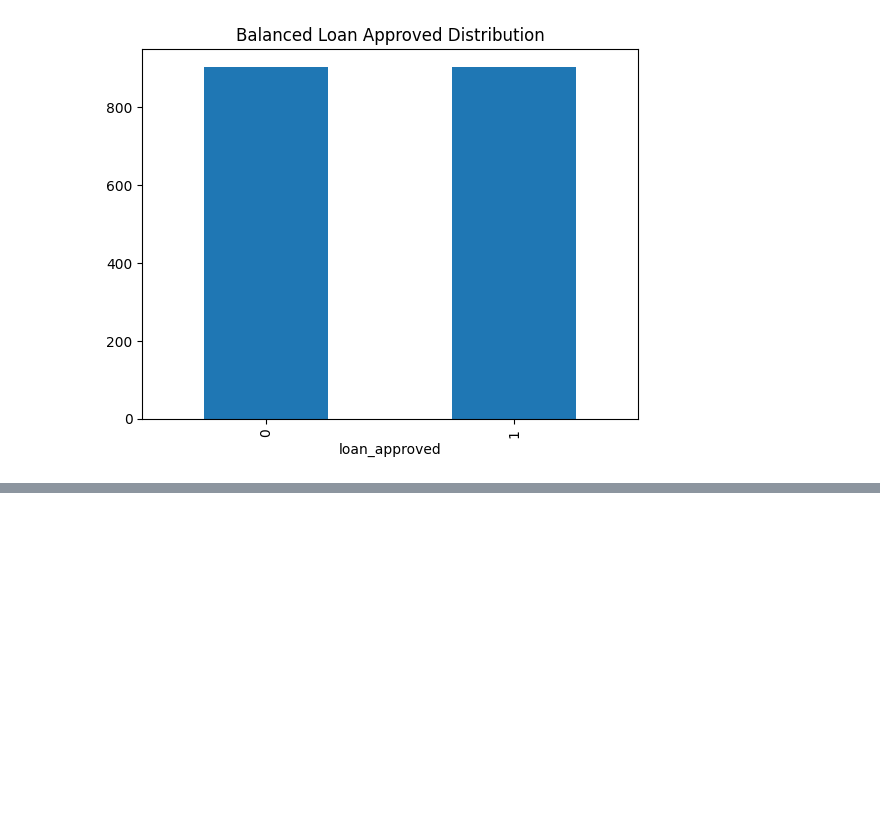
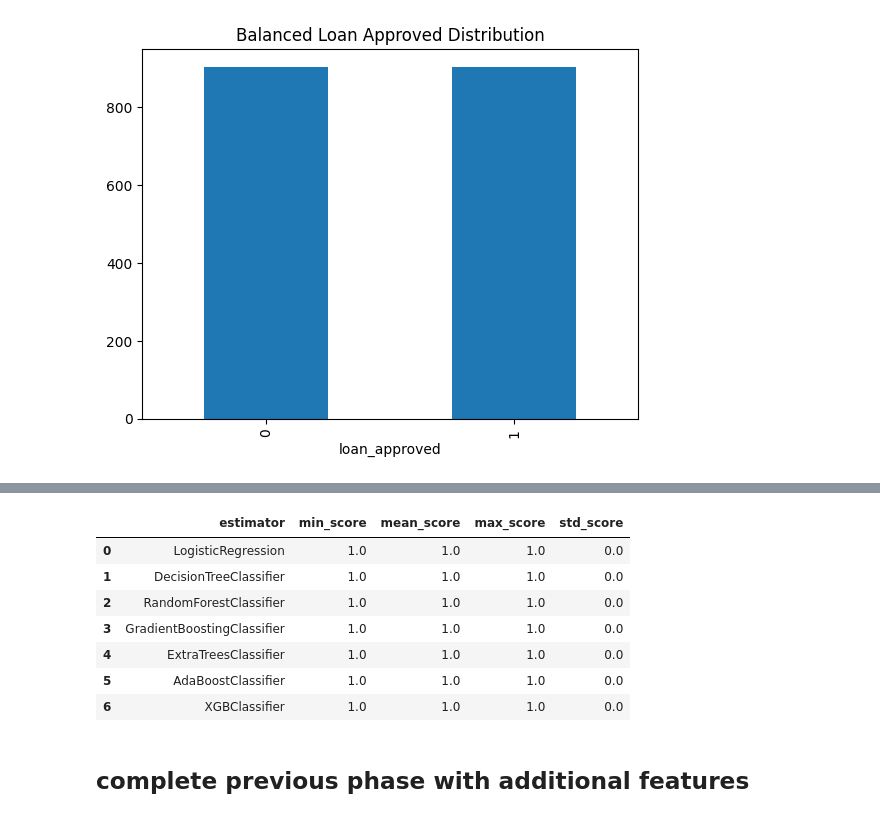
Before and after one commit to DavidRC-Projects/Approval_Predict, a Jupyter notebook: jupyter_notebooks/05 - Modeling and Evaluation.ipynb, the cells around one changed output, grey strips where cells are left out. Cells and saved outputs as stored; diff of their text form; code cells hidden in the pictures; blank space fills up the shorter version.

Commit message:
Add grid search setup for classifier model selection

```diff
--- a/jupyter_notebooks/05 - Modeling and Evaluation.ipynb
+++ b/jupyter_notebooks/05 - Modeling and Evaluation.ipynb
@@ -228,0 +235,16 @@ After SMOTE: (1808, 2) (1808,)
+# %%
+from sklearn.metrics import recall_score, make_scorer
+
+search = HyperparameterOptimizationSearch(
+    models=models_quick_search,
+    params=params_quick_search
+)
+
+search.fit(
+    X_train_bal,
+    y_train_bal,
+    scoring=make_scorer(recall_score, pos_label=1),
+    cv=5,
+    n_jobs=-1,
+    verbose=1
+)
@@ -228,0 +269,14 @@ After SMOTE: (1808, 2) (1808,)
+# %%
+results_summary, search_pipelines = search.score_summary(sort_by='mean_score')
+results_summary
+# %% [output]
+|  | estimator | min_score | mean_score | max_score | std_score |
+| 0 | LogisticRegression | 1.0 | 1.0 | 1.0 | 0.0 |
+| 1 | DecisionTreeClassifier | 1.0 | 1.0 | 1.0 | 0.0 |
+| 2 | RandomForestClassifier | 1.0 | 1.0 | 1.0 | 0.0 |
+| 3 | GradientBoostingClassifier | 1.0 | 1.0 | 1.0 | 0.0 |
+| 4 | ExtraTreesClassifier | 1.0 | 1.0 | 1.0 | 0.0 |
+| 5 | AdaBoostClassifier | 1.0 | 1.0 | 1.0 | 0.0 |
+| 6 | XGBClassifier | 1.0 | 1.0 | 1.0 | 0.0 |
+# %% [markdown]
+##  complete previous phase with additional features
```
Also changed, not shown: parts of 12 cells of this notebook.
